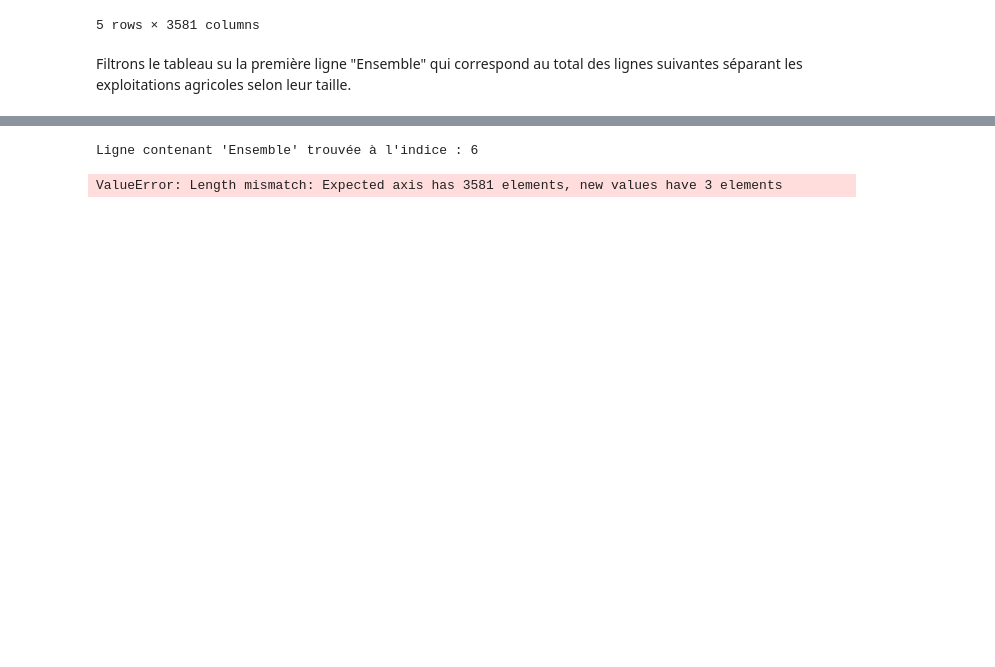
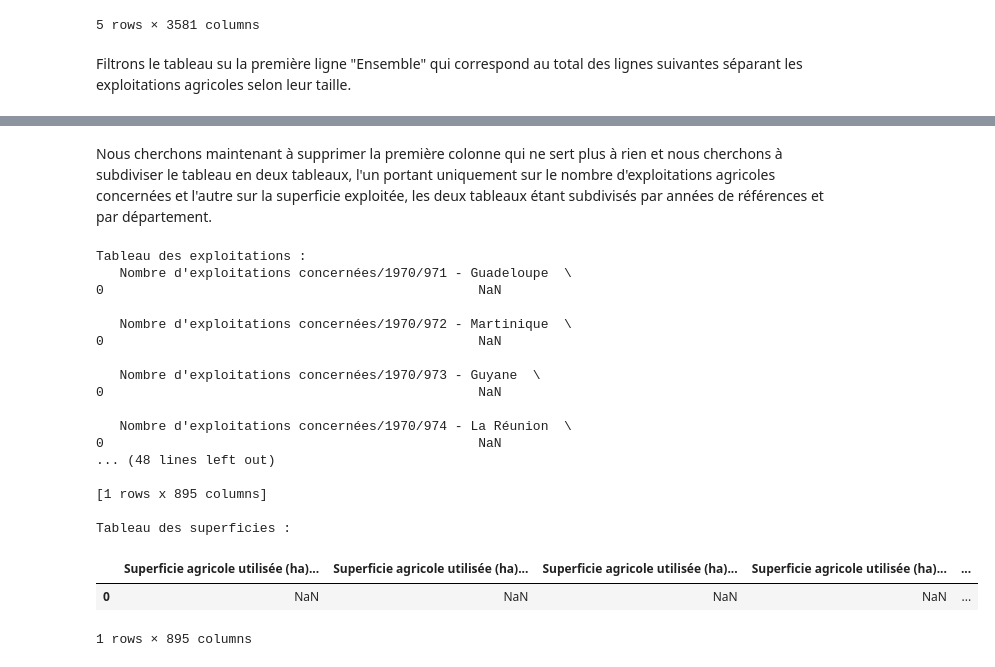
Before and after one commit to ElisefontaineEnsae/AgricultureBio_France, a Jupyter notebook: Carto Fr Générale.ipynb, the cells around one changed output, grey strips where cells are left out. Drawn from its saved outputs; the diff is of its cells as text; code cells hidden in the pictures; blank space fills up the shorter version.

Commit message:
Mise en forme G2047_Details

```diff
--- a/Carto Fr Générale.ipynb
+++ b/Carto Fr Générale.ipynb
@@ -275,31 +77,40 @@ Données rechargées avec succès à partir de la ligne 'Ensemble' :
-# %%
-import pandas as pd
-
-# Chemin du fichier
-file_path = "./G_2047_Details.csv"
-
-# Lire les lignes brutes pour localiser "Ensemble"
-with open(file_path, "r", encoding="utf-8") as file:
-    raw_lines = file.readlines()
-
-# Identifier l'indice de la ligne contenant "Ensemble"
-ensemble_line_index = next((i for i, line in enumerate(raw_lines) if "Ensemble" in line), None)
-
-if ensemble_line_index is not None:
-    print(f"Ligne contenant 'Ensemble' trouvée à l'indice : {ensemble_line_index}")
-
-    # Recharger le fichier sans interpréter les en-têtes
-    data = pd.read_csv(file_path, sep=";", encoding="utf-8", header=None, skiprows=ensemble_line_index)
-
-    # Optionnel : Redéfinir les colonnes manuellement
-    column_names = raw_lines[ensemble_line_index - 3:ensemble_line_index]
-    cleaned_column_names = [col.strip() for col in column_names]
-    data.columns = cleaned_column_names
-
-    print("Données rechargées avec succès :")
-    print(data.head())
-else:
-    print("La ligne 'Ensemble' n'a pas été trouvée.")
-# %% [output]
-Ligne contenant 'Ensemble' trouvée à l'indice : 6
-ValueError: Length mismatch: Expected axis has 3581 elements, new values have 3 elements
+# %% [markdown]
+Nous cherchons maintenant à supprimer la première colonne qui ne sert plus à rien et nous cherchons à subdiviser le tableau en deux tableaux, l'un portant uniquement sur le nombre d'exploitations agricoles concernées et l'autre sur la superficie exploitée, les deux tableaux étant subdivisés par années de références et par département.
+# %%
+# Supprimer la première colonne
+filtered_data = filtered_data.iloc[:, 1:]
+
+# Subdiviser le tableau en deux nouveaux tableaux
+# Tableau avec les colonnes dont l'en-tête contient "Nombre d'exploitations concernées"
+exploitations_data = filtered_data.filter(like="Nombre d'exploitations concernées")
+
+# Tableau avec les colonnes dont l'en-tête contient "Superficie agricole utilisée (ha)"
+superficie_data = filtered_data.filter(like="Superficie agricole utilisée (ha)")
+
+# Vérifier les nouveaux tableaux
+print("\nTableau des exploitations :")
+print(exploitations_data.head())
+
+print("\nTableau des superficies :")
+superficie_data.head()
+# %% [output]
+Tableau des exploitations :
+   Nombre d'exploitations concernées/1970/971 - Guadeloupe  \
+0                                                NaN
+
+   Nombre d'exploitations concernées/1970/972 - Martinique  \
+0                                                NaN
+
+   Nombre d'exploitations concernées/1970/973 - Guyane  \
+0                                                NaN
+
+   Nombre d'exploitations concernées/1970/974 - La Réunion  \
+0                                                NaN
+... (48 lines left out)
+
+[1 rows x 895 columns]
+
+Tableau des superficies :
+|  | Superficie agricole utilisée (ha)... | Superficie agricole utilisée (ha)... | Superficie agricole utilisée (ha)... | Superficie agricole utilisée (ha)... | ... |
+| 0 | NaN | NaN | NaN | NaN | ... |
+1 rows × 895 columns
```
Also changed, not shown: parts of 23 cells of this notebook, 1 other file.
